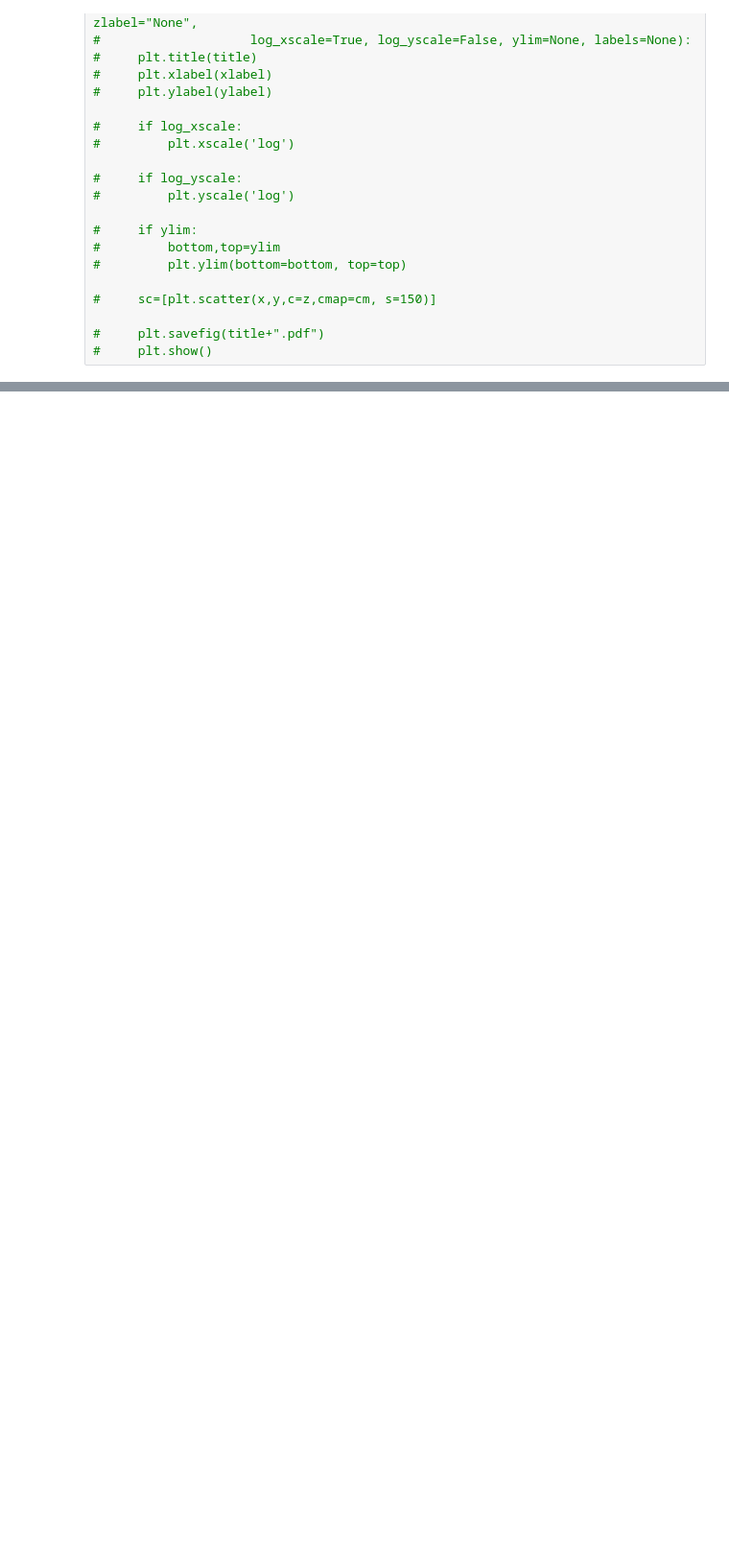
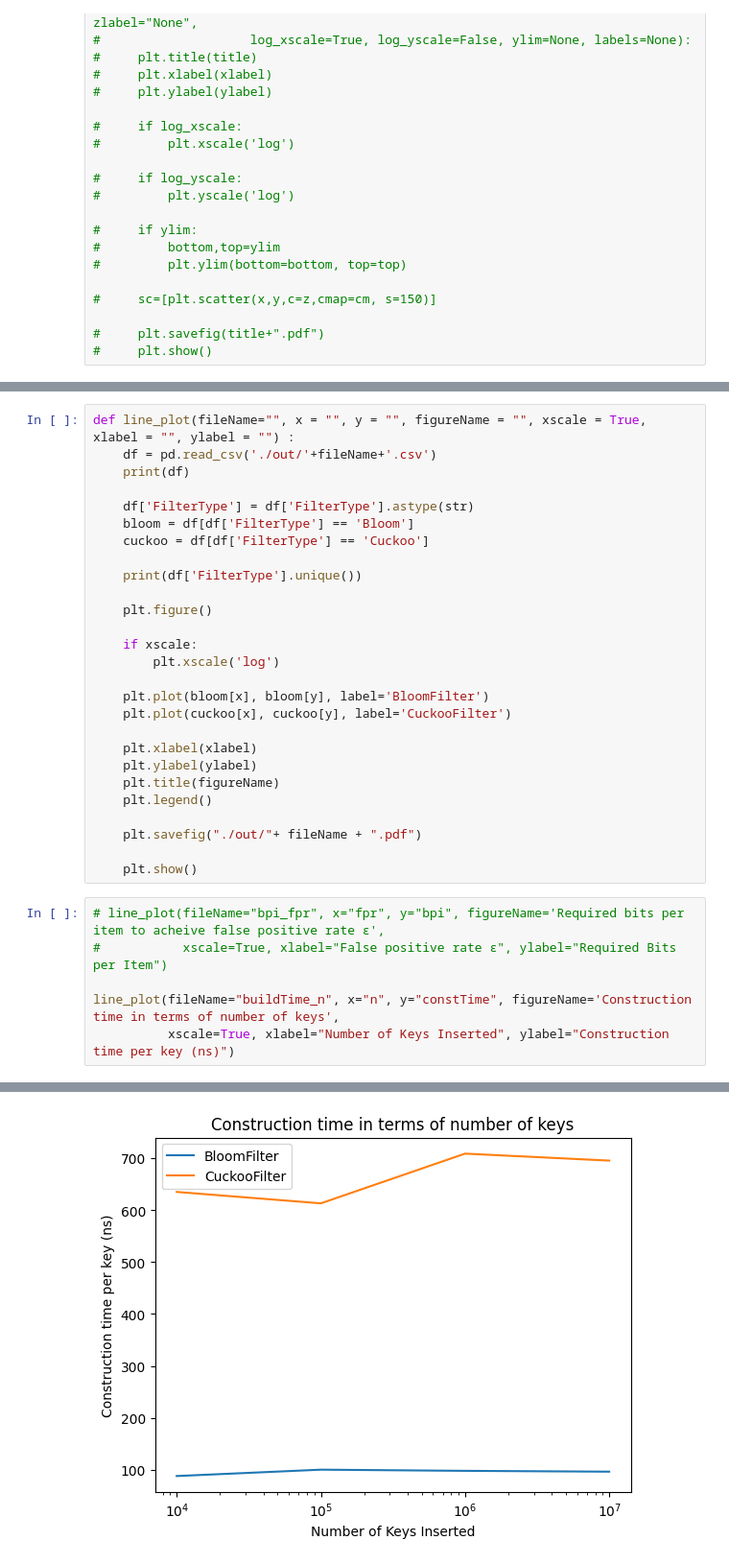
Before and after one commit to jayden14141/Filters, a Jupyter notebook: plot.ipynb, the cells around one changed output, grey strips where cells are left out. Shown at 96% size. Cells and saved outputs as stored; diff of their text form; blank space fills up the shorter version.

```diff
--- a/plot.ipynb
+++ b/plot.ipynb
@@ -101,0 +60,34 @@ NameError: name 'title' is not defined
+# %%
+def line_plot(fileName="", x = "", y = "", figureName = "", xscale = True, xlabel = "", ylabel = "") :
+    df = pd.read_csv('./out/'+fileName+'.csv')
+    print(df)
+
+    df['FilterType'] = df['FilterType'].astype(str)
+    bloom = df[df['FilterType'] == 'Bloom']
+    cuckoo = df[df['FilterType'] == 'Cuckoo']
+
+    print(df['FilterType'].unique())
+
+    plt.figure()
+
+    if xscale:
+        plt.xscale('log')
+
+    plt.plot(bloom[x], bloom[y], label='BloomFilter')
+    plt.plot(cuckoo[x], cuckoo[y], label='CuckooFilter')
+
+    plt.xlabel(xlabel)
+    plt.ylabel(ylabel)
+    plt.title(figureName)
+    plt.legend()
+
+    plt.savefig("./out/"+ fileName + ".pdf")
+
+    plt.show()
+# %%
+# line_plot(fileName="bpi_fpr", x="fpr", y="bpi", figureName='Required bits per item to acheive false positive rate ε',
+#           xscale=True, xlabel="False positive rate ε", ylabel="Required Bits per Item")
+
+line_plot(fileName="buildTime_n", x="n", y="constTime", figureName='Construction time in terms of number of keys',
+          xscale=True, xlabel="Number of Keys Inserted", ylabel="Construction time per key (ns)")
+# %% [output]
@@ -101,0 +104 @@ NameError: name 'title' is not defined
+[figure, added]
```
Also changed, not shown: parts of 2 cells of this notebook, 5 other files.
